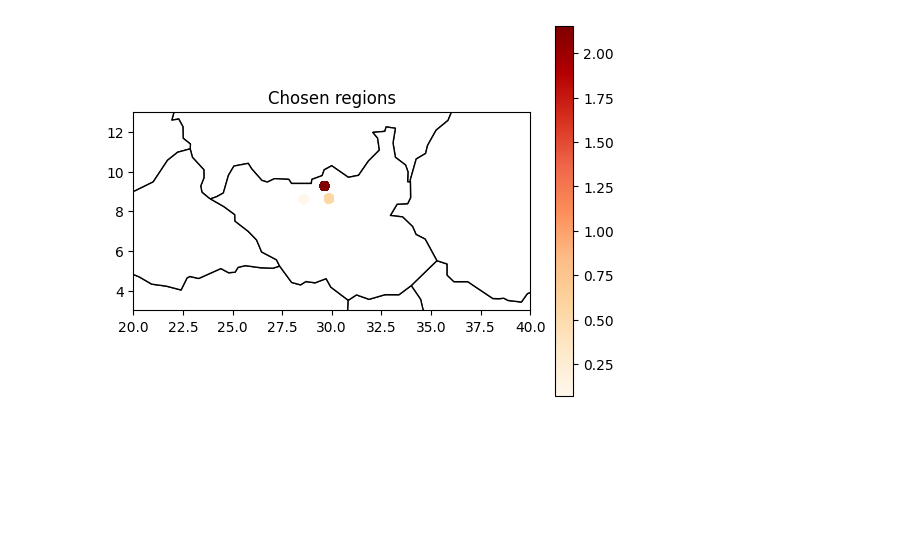
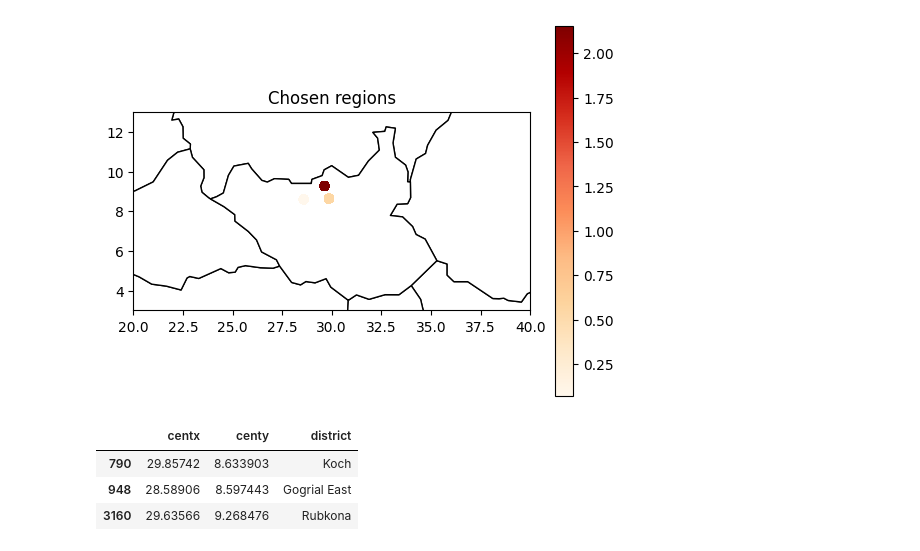
Before and after one commit to Joeryy/JBG060-DC3-23-24-group-2, a Jupyter notebook: regions.ipynb, the cells around one changed output. Drawn from its saved outputs; the diff is of its cells as text; code cells hidden in the pictures; blank space fills up the shorter version.

Commit message:
Update centx,y

```diff
--- a/regions.ipynb
+++ b/regions.ipynb
@@ -206,3 +206,14 @@ ax.set_title("Chosen regions")
 # %% [output]
 Text(0.5, 1.0, 'Chosen regions')
 [figure]
+# %%
+locations = (north.reset_index()[["centx", "centy", "district"]])
+locations = locations.drop_duplicates()
+locations.loc[locations['district'].isin(["Koch", "Gogrial East", "Rubkona"])]
+
+#locations =  locations.loc[df['district'] == ["Gogrial East", "Koch", "Rubkona"]]
+# %% [output]
+|  | centx | centy | district |
+| 790 | 29.85742 | 8.633903 | Koch |
+| 948 | 28.58906 | 8.597443 | Gogrial East |
+| 3160 | 29.63566 | 9.268476 | Rubkona |
```
